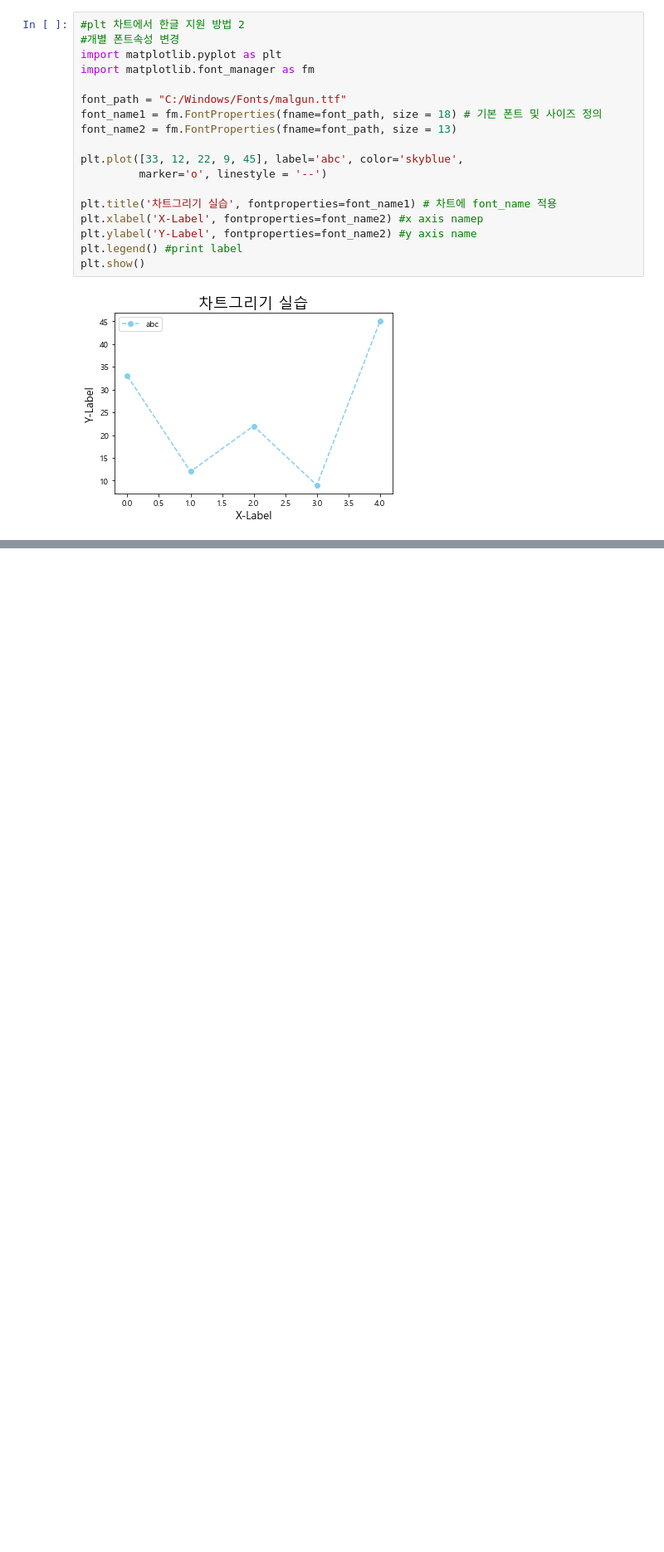
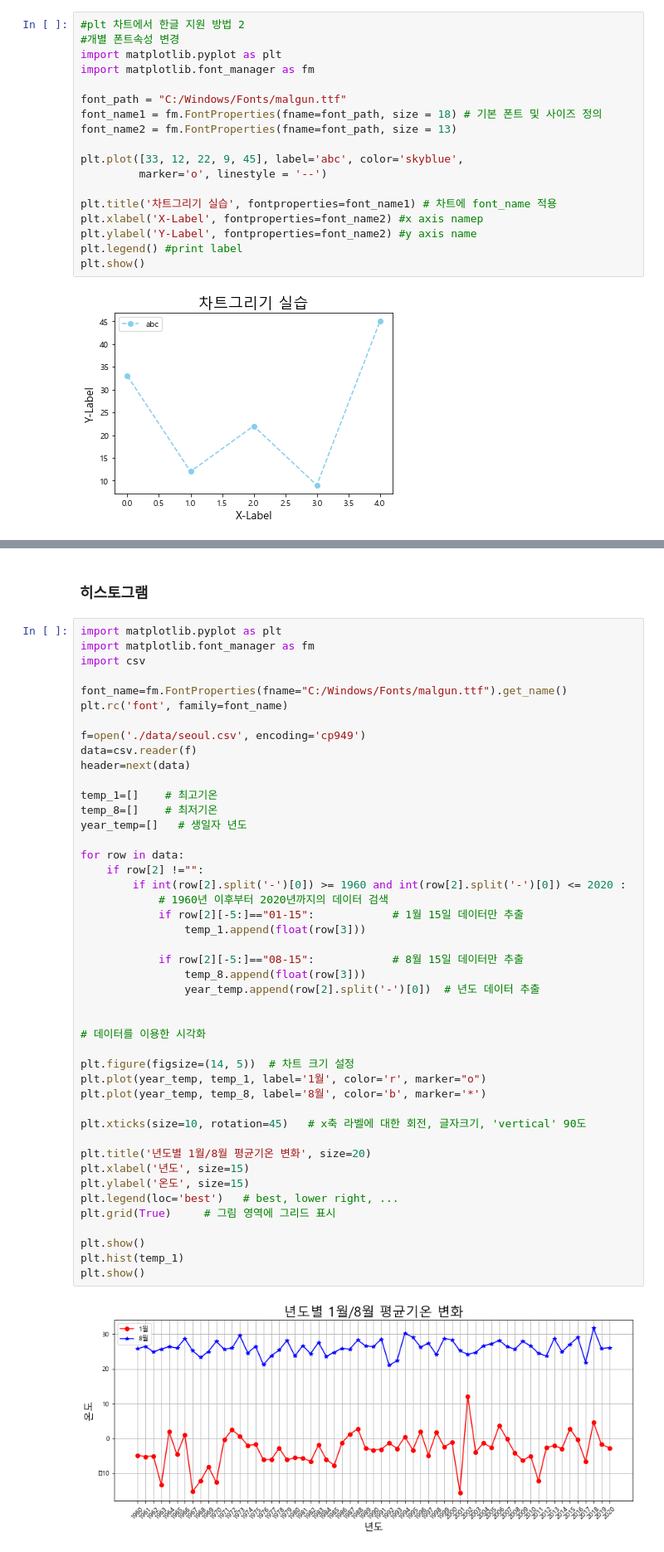
Before and after one commit to kickandfit/python_TIL, a Jupyter notebook: 210630_application_of_CSV_and_pandas.ipynb, the cells around one changed output, grey strips where cells are left out. Shown at 83% size. Saved outputs shown, nothing was run; the diff lists cells and outputs as text; blank space fills up the shorter version.

```diff
--- a/210630_application_of_CSV_and_pandas.ipynb
+++ b/210630_application_of_CSV_and_pandas.ipynb
@@ -149,0 +214,49 @@ plt.show()
+# %% [markdown]
+### 히스토그램
+# %%
+import matplotlib.pyplot as plt
+import matplotlib.font_manager as fm
+import csv
+
+font_name=fm.FontProperties(fname="C:/Windows/Fonts/malgun.ttf").get_name()
+plt.rc('font', family=font_name)
+
+f=open('./data/seoul.csv', encoding='cp949')
+data=csv.reader(f)
+header=next(data)
+
+temp_1=[]    # 최고기온
+temp_8=[]    # 최저기온
+year_temp=[]   # 생일자 년도
+
+for row in data:
+    if row[2] !="":
+        if int(row[2].split('-')[0]) >= 1960 and int(row[2].split('-')[0]) <= 2020 :
+            # 1960년 이후부터 2020년까지의 데이터 검색
+            if row[2][-5:]=="01-15":            # 1월 15일 데이터만 추출
+                temp_1.append(float(row[3]))
+
+            if row[2][-5:]=="08-15":            # 8월 15일 데이터만 추출
+                temp_8.append(float(row[3]))
+                year_temp.append(row[2].split('-')[0])  # 년도 데이터 추출
+
+
+# 데이터를 이용한 시각화
+
+plt.figure(figsize=(14, 5))  # 차트 크기 설정
+plt.plot(year_temp, temp_1, label='1월', color='r', marker="o")
+plt.plot(year_temp, temp_8, label='8월', color='b', marker='*')
+
+plt.xticks(size=10, rotation=45)   # x축 라벨에 대한 회전, 글자크기, 'vertical' 90도
+
+plt.title('년도별 1월/8월 평균기온 변화', size=20)
+plt.xlabel('년도', size=15)
+plt.ylabel('온도', size=15)
+plt.legend(loc='best')   # best, lower right, ...
+plt.grid(True)     # 그림 영역에 그리드 표시
+
+plt.show()
+plt.hist(temp_1)
+plt.show()
+# %% [output]
+[figure, added]
```
Also changed, not shown: parts of 6 cells of this notebook, 3 other files.
